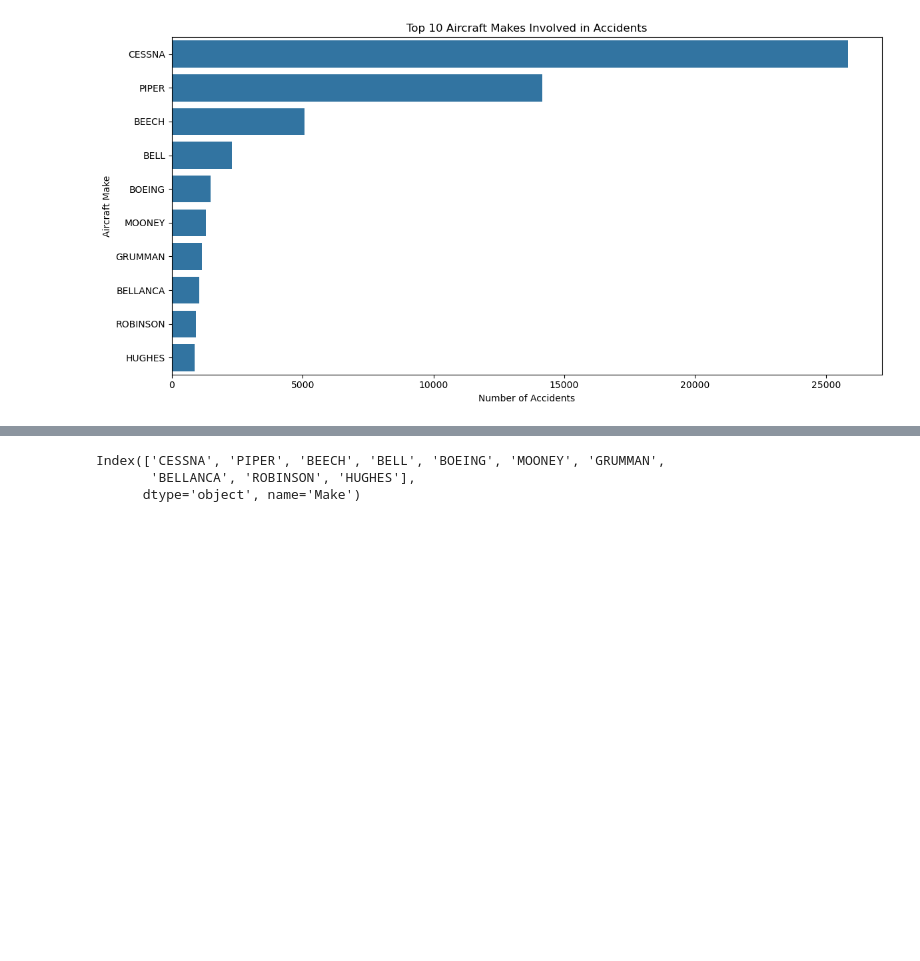
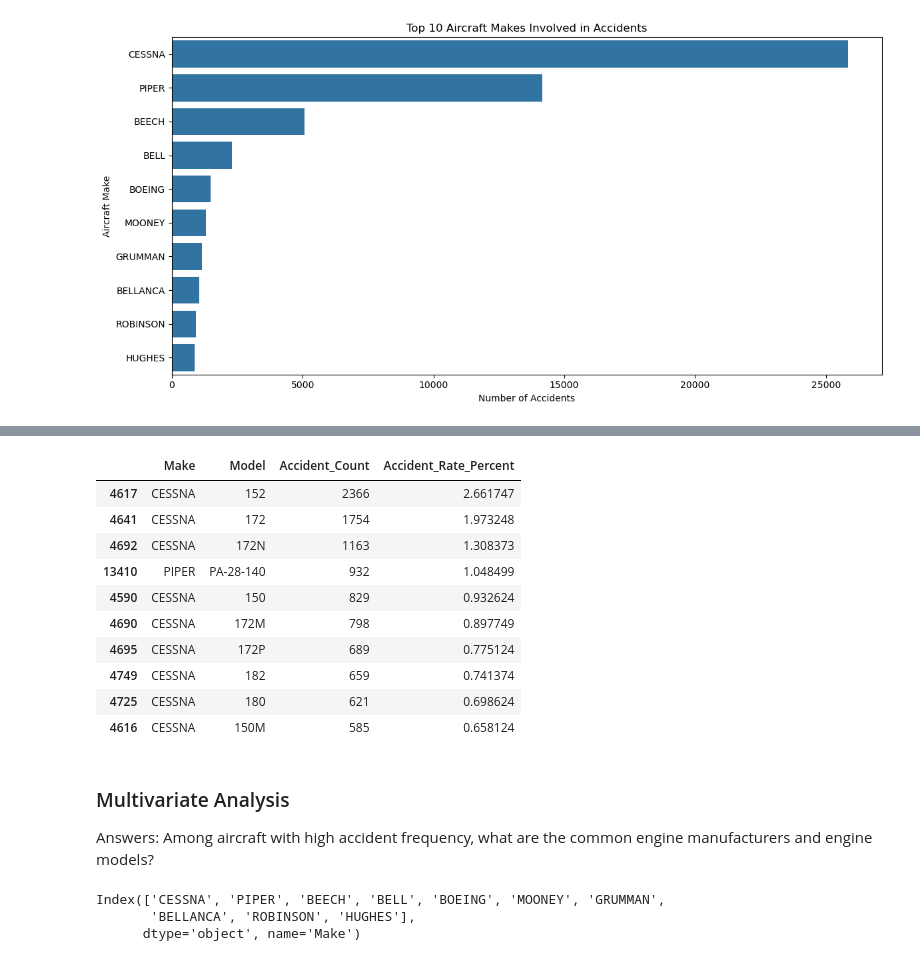
Before and after one commit to Muhadischol/Aviation_Analysis_Project, a Jupyter notebook: Notebooks/Accidents.ipynb, the cells around one changed output, grey strips where cells are left out. Saved outputs shown, nothing was run; the diff lists cells and outputs as text; code cells hidden in the pictures; blank space fills up the shorter version.

```diff
--- a/Notebooks/Accidents.ipynb
+++ b/Notebooks/Accidents.ipynb
@@ -517,3 +581,22 @@ plt.show()
+# %%
+top_models_by_rate = model_counts.sort_values('Accident_Rate_Percent', ascending=False).head(10)
+top_models_by_rate
+# %% [output]
+|  | Make | Model | Accident_Count | Accident_Rate_Percent |
+| 4617 | CESSNA | 152 | 2366 | 2.661747 |
+| 4641 | CESSNA | 172 | 1754 | 1.973248 |
+| 4692 | CESSNA | 172N | 1163 | 1.308373 |
+| 13410 | PIPER | PA-28-140 | 932 | 1.048499 |
+| 4590 | CESSNA | 150 | 829 | 0.932624 |
+| 4690 | CESSNA | 172M | 798 | 0.897749 |
+| 4695 | CESSNA | 172P | 689 | 0.775124 |
+| 4749 | CESSNA | 182 | 659 | 0.741374 |
+| 4725 | CESSNA | 180 | 621 | 0.698624 |
+| 4616 | CESSNA | 150M | 585 | 0.658124 |
+# %% [markdown]
+### Multivariate Analysis
+
+Answers: Among aircraft with high accident frequency, what are the common engine manufacturers and engine models?
 # %%
 # Get top accident-prone aircraft
 risky_aircraft = us_data['Make'].value_counts().head(10).index
```
Also changed, not shown: parts of 11 cells of this notebook.
